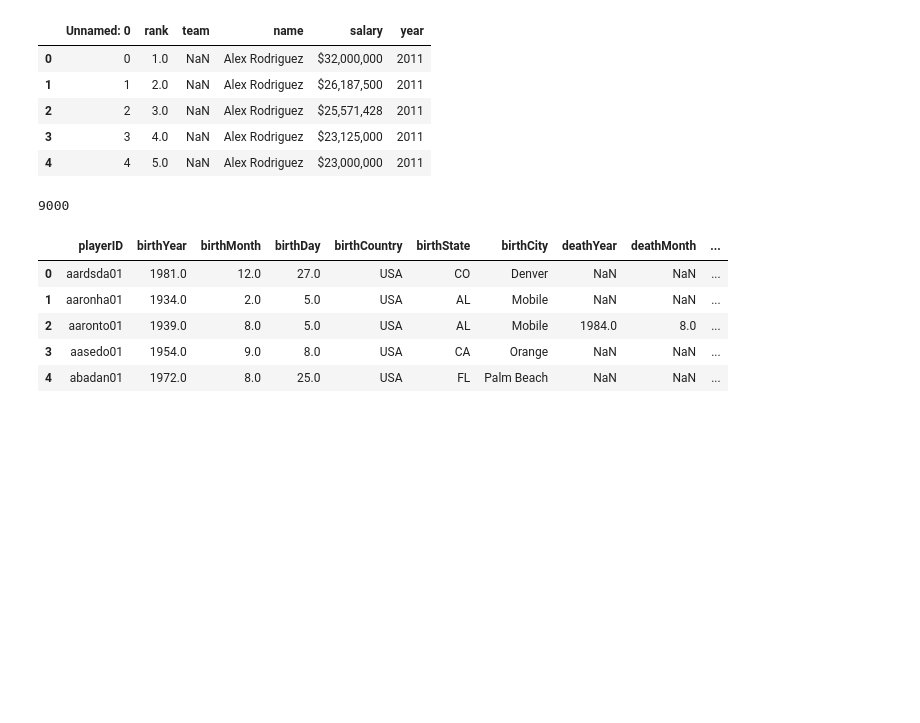
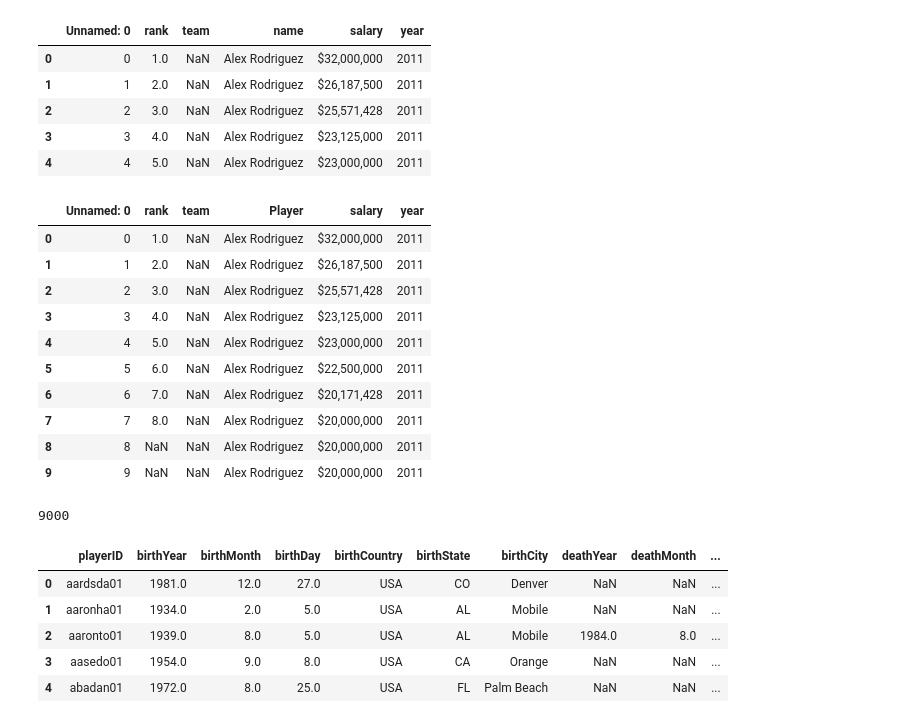
Before and after one commit to Axemen/Pro-Sports-Stats, a Jupyter notebook: fast_facts.ipynb, the cells around one changed output. Cells and saved outputs as stored; diff of their text form; code cells hidden in the pictures; blank space fills up the shorter version.

```diff
--- a/fast_facts.ipynb
+++ b/fast_facts.ipynb
@@ -70,6 +41,20 @@ mlb_salary.head()
 | 2 | 2 | 3.0 | NaN | Alex Rodriguez | $25,571,428 | 2011 |
 | 3 | 3 | 4.0 | NaN | Alex Rodriguez | $23,125,000 | 2011 |
 | 4 | 4 | 5.0 | NaN | Alex Rodriguez | $23,000,000 | 2011 |
+# %%
+mlb_salary.head(10)
+# %% [output]
+|  | Unnamed: 0 | rank | team | Player | salary | year |
+| 0 | 0 | 1.0 | NaN | Alex Rodriguez | $32,000,000 | 2011 |
+| 1 | 1 | 2.0 | NaN | Alex Rodriguez | $26,187,500 | 2011 |
+| 2 | 2 | 3.0 | NaN | Alex Rodriguez | $25,571,428 | 2011 |
+| 3 | 3 | 4.0 | NaN | Alex Rodriguez | $23,125,000 | 2011 |
+| 4 | 4 | 5.0 | NaN | Alex Rodriguez | $23,000,000 | 2011 |
+| 5 | 5 | 6.0 | NaN | Alex Rodriguez | $22,500,000 | 2011 |
+| 6 | 6 | 7.0 | NaN | Alex Rodriguez | $20,171,428 | 2011 |
+| 7 | 7 | 8.0 | NaN | Alex Rodriguez | $20,000,000 | 2011 |
+| 8 | 8 | NaN | NaN | Alex Rodriguez | $20,000,000 | 2011 |
+| 9 | 9 | NaN | NaN | Alex Rodriguez | $20,000,000 | 2011 |
 # %%
 mlb_salary = mlb_salary.rename(columns={"name":"Player"})
 # %%
```
Also changed, not shown: parts of 9 cells of this notebook, 2 other files.
